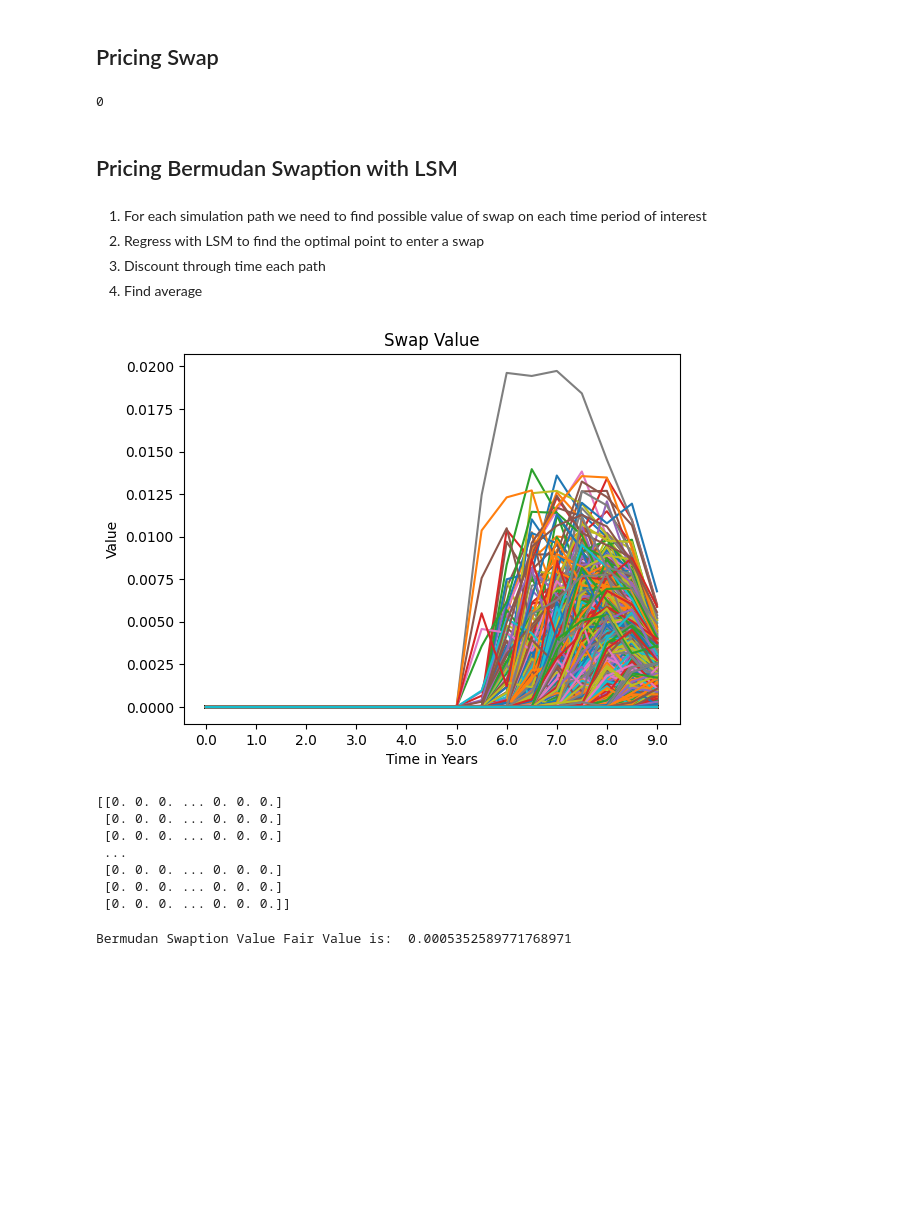
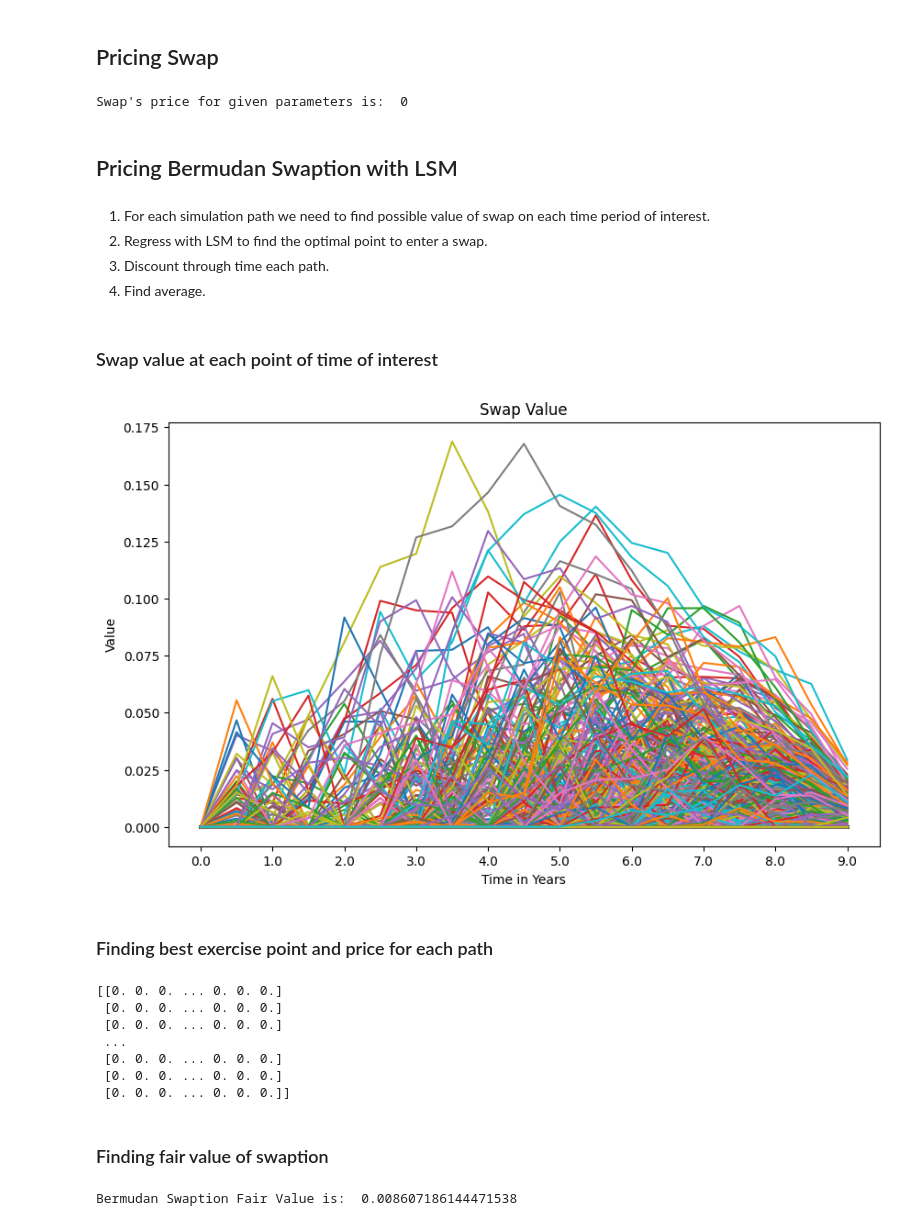
Before and after one commit to pmchrist/Pricing-Interest-Rate-Swaptions, a Jupyter notebook: Implementation.ipynb, the cells around one changed output. Saved outputs shown, nothing was run; the diff lists cells and outputs as text; code cells hidden in the pictures; blank space fills up the shorter version.

```diff
--- a/Implementation.ipynb
+++ b/Implementation.ipynb
@@ -198,7 +198,7 @@ $$
 $$
 # %%
 analytical_short_rates = []
-for t in np.linspace(0, T, N):
+for t in np.linspace(0, T, steps):
     integral = 0
     for u in np.linspace(0, t, int(t*days_per_year)):
         integral += np.exp(a*(u-t))*theta(u)*dt         # du=dt as we keep discretization step size same
@@ -207,12 +207,11 @@ for t in np.linspace(0, T, N):
 mean_sol = np.mean(analytical_short_rates)              # Should we add confidence interval?
 
 analytical_variance_rates = []
-for t in np.linspace(0, T, N):
+for t in np.linspace(0, T, steps):
     var_t = ((np.square(sigma))/(2*a)) * (1 - np.exp(2 * a * (0-t)))
     analytical_variance_rates.append(var_t)
 variance_sol = np.mean(analytical_variance_rates)       # Should we add confidence interval?
 
-
 print("Analytical Solution for the Mean: ", mean_sol)
 print("Analytical Solution for the Variance: ", variance_sol)
 # %% [output]
@@ -284,50 +280,48 @@ print(bond_price)
 # %% [markdown]
 ## Pricing Swap
 # %%
-# It makes that it is zero, but why, should not we receive payout on maturity date? But we should not evaluate from t=T_0, as it means we get payout on day of contract
+# Does it make sense to be zero? Should we not receive a payout on maturity date? (But we should not evaluate from t=T_0, as it means we get payout on a day of starting contract)
 t = 2.5     # Point in time when we are looking for contract
 T_0 = 3.0   # Point in time when contract starts
 T_m = 3.0   # Point in time when contract ends
-K = 0.01   # Strike rate
-notional_amount = 1       # Notional Amount
-pay_rate = 0.5    # Semi-Annual settlement possibility, delta t_i
-rates = short_rate_paths[0]
+K = 0.01    # Strike rate
+N = 1       # Notional Amount
+pay_rate = 0.5              # Semi-Annual settlement possibility, delta t_i
+rates = short_rate_paths[0]     # Let's use first simulated short rate path
 
-def V(days_per_year, t, T_0, T_m, notional_amount, K, pay_rate, rates, a, sigma, yield_curve, dt):
+def V(days_per_year, t, T_0, T_m, N, K, pay_rate, rates, a, sigma, yield_curve, dt):
     term1 = P(t, T_0, rates[int(days_per_year*t)], a, sigma, yield_curve, dt)
     term2 = P(t, T_m, rates[int(days_per_year*t)], a, sigma, yield_curve, dt)
     term3 = 0
     for T_i in np.arange(T_0+pay_rate, T_m+pay_rate, pay_rate):       # For all intermediate and last one payout dates (np.arange does not include m)
         term3 += P(t, T_i, rates[int(days_per_year*t)], a, sigma, yield_curve, dt) * pay_rate
-    return max(0, notional_amount*(term1 - term2 - K*term3))    # Or is there any usability to keep negative cost?
+    return max(0, N*(term1 - term2 - K*term3))    # Or is there any usability to keep negative cost?
 
 # Example
-V(days_per_year, t, T_0, T_m, notional_amount, K, pay_rate, rates, a, sigma, yield_curve, dt)
+swap_price = V(days_per_year, t, T_0, T_m, N, K, pay_rate, rates, a, sigma, yield_curve, dt)
+print("Swap's price for given parameters is: ", swap_price)
 # %% [output]
-0
+Swap's price for given parameters is:  0
 # %% [markdown]
 ## Pricing Bermudan Swaption with LSM
 # %% [markdown]
-1. For each simulation path we need to find possible value of swap on each time period of interest
-2. Regress with LSM to find the optimal point to enter a swap
-3. Discount through time each path
-4. Find average
+1. For each simulation path we need to find possible value of swap on each time period of interest.
+2. Regress with LSM to find the optimal point to enter a swap.
+3. Discount through time each path.
+4. Find average.
+# %% [markdown]
+### Swap value at each point of time of interest
 # %%
-import numpy as np
-import matplotlib.pyplot as plt
-from multiprocess import Pool
-
 # Swaption parameters
 T_m = 10.0              # Maximum duration of swaption (Maturity)
 pay_rate = 0.5          # Semi-Annual settlements (First settlement is assumed to be possible after this period too)
-K = 0.03                # Strike rate
-notional_amount = 1     # Notional Amount
+K = 0.04                # Strike rate
+N = 1                   # Notional Amount
 short_rate_paths        # Already simulated paths for short rates
-
 
 # Swap Values calculator
 def sim_swap_eval(params):
-    _, days_per_year, T_0, T_m, pay_rate, notional_amount, K, short_rate_paths, yield_curve, a, sigma, dt = params
+    _, days_per_year, T_m, pay_rate, N, K, short_rate_paths, yield_curve, a, sigma, dt = params
 
     import numpy as np
     from scipy.interpolate import CubicSpline
@@ -352,22 +346,22 @@ def sim_swap_eval(params):
 
         return A(s, t, a, sigma, yield_curve, dt) * np.exp(-B(s, t, a) * r)
     # Swap Evaluation
-    def V(days_per_year, t, T_0, T_m, notional_amount, K, pay_rate, rates, a, sigma, yield_curve, dt):
+    def V(days_per_year, t, T_0, T_m, N, K, pay_rate, rates, a, sigma, yield_curve, dt):
         term1 = P(t, T_0, rates[int(days_per_year*t)], a, sigma, yield_curve, dt)
         term2 = P(t, T_m, rates[int(days_per_year*t)], a, sigma, yield_curve, dt)
         term3 = 0
         for T_i in np.arange(T_0+pay_rate, T_m+pay_rate, pay_rate):       # Value for all intermediate and last payout dates (np.arange does not include last term)
             term3 += P(t, T_i, rates[int(days_per_year*t)], a, sigma, yield_curve, dt) * pay_rate
-        return max(0, notional_amount*(term1 - term2 - K*term3))    # Or is there any usability to keep negative cost?
+        return max(0, N*(term1 - term2 - K*term3))    # Or is there any usability to keep negative cost?
 
     # Finding Swap Value for each possible exercise point
     swap_values = []
     for t in np.arange(0.0, T_m-pay_rate, pay_rate):     # Because of delay on starting of payments, we have less entries (Last one must be 2 pay_rates before Maturity9)
-        swap_values.append(V(days_per_year, t, t+pay_rate, T_m, notional_amount, K, pay_rate, short_rate_paths, a, sigma, yield_curve, dt))
+        swap_values.append(V(days_per_year, t, t+pay_rate, T_m, N, K, pay_rate, short_rate_paths, a, sigma, yield_curve, dt))
     return (swap_values)
 
 # Use multiprocess to run simulations in parallel
-simulation_params = [(i, days_per_year, T_0, T_m, pay_rate, notional_amount, K, short_rate_paths[i], yield_curve, a, sigma, dt) for i in range(simulations)]
+simulation_params = [(i, days_per_year, T_m, pay_rate, N, K, short_rate_paths[i], yield_curve, a, sigma, dt) for i in range(simulations)]
 # Run in Parallel
 with Pool() as pool:
     simulations_swap_values = pool.map(sim_swap_eval, simulation_params)
@@ -376,14 +370,17 @@ with Pool() as pool:
 simulations_swap_values = np.array(simulations_swap_values)
 # %%
 # Plotting paths that have meaning
+plt.figure(figsize=(10,6))
 plt.plot(simulations_swap_values.T)
 plt.title("Swap Value")
 labels = ["%.1f" %x for x in np.linspace(0, T_m-(2*pay_rate), int(T_m-(2*pay_rate)+1))]
 locs = [x for x in np.linspace(0, (T_m-(2*pay_rate))/pay_rate, int(T_m-(2*pay_rate)+1), dtype=int)]
 plt.xticks(locs, labels)
 plt.xlabel("Time in Years")
 plt.ylabel("Value")
 plt.show()
 # %% [output]
-[figure, old version]
+[figure, new version]
+# %% [markdown]
+### Finding best exercise point and price for each path
 # %%
@@ -429,15 +424,29 @@ print(simulations_swap_values)
  [0. 0. 0. ... 0. 0. 0.]
  [0. 0. 0. ... 0. 0. 0.]
  [0. 0. 0. ... 0. 0. 0.]]
+# %% [markdown]
+### Finding fair value of swaption
 # %%
+# Arrays to hold values of best exercise periods
+max_indexes = []
+max_values = []
+sim_id = []
+
 fair_values_t = []
 for sim in range(simulations):
-    max_index = np.argmax(simulations_swap_values[sim])
-    max_value = simulations_swap_values[sim][max_index]
+    max_index = np.argmax(simulations_swap_values_reg[sim])
+    max_value = simulations_swap_values_reg[sim][max_index]
+
+    # Used for later visualization
+    if (max_value > 0):
+        sim_id.append(sim)
+        max_indexes.append(max_index)
+        max_values.append(max_value)
+
     disc_rate = forward_rate_paths_regression[sim, max_index]
     max_value_fair = max_value*np.exp(-disc_rate*(max_index*pay_rate))        # dt cancels with days per year, obviously
     fair_values_t.append(max_value_fair)
 fair_value_t = np.mean(fair_values_t)
-print("Bermudan Swaption Value Fair Value is: ", fair_value_t)
+print("Bermudan Swaption Fair Value is: ", fair_value_t)
 # %% [output]
-Bermudan Swaption Value Fair Value is:  0.0005352589771768971
+Bermudan Swaption Fair Value is:  0.008607186144471538
```
Also changed, not shown: parts of 15 cells of this notebook, 1 other file.
